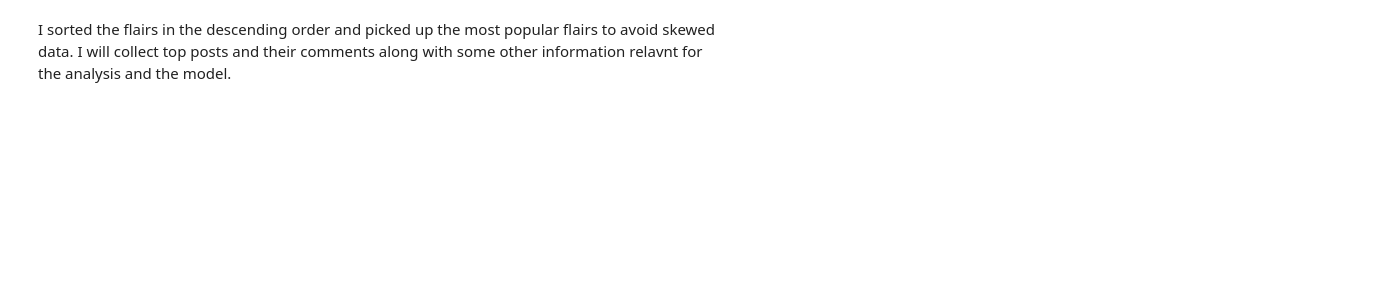
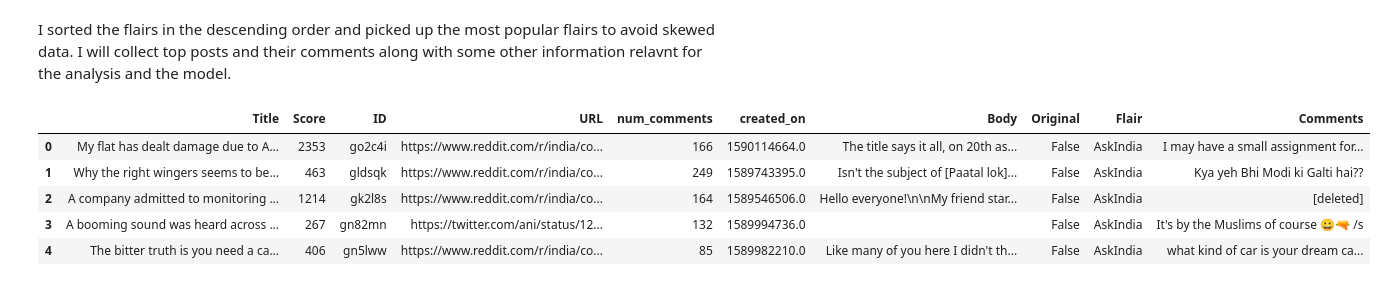
Before and after one commit to prakharrathi25/reddit-flair-predictor, a Jupyter notebook: notebooks/Collecting 'India' subreddit data.ipynb, the cells around one changed output. Saved outputs shown, nothing was run; the diff lists cells and outputs as text; code cells hidden in the pictures; blank space fills up the shorter version.

```diff
--- a/notebooks/Collecting 'India' subreddit data.ipynb
+++ b/notebooks/Collecting 'India' subreddit data.ipynb
@@ -147,9 +164,10 @@ features = [
 subreddit = reddit.subreddit('india')
 # %%
 posts = []
+
 # Top 250 posts of each type
 for flair in flairs:
-    relevant_subs = subreddit.search(f"flair_name:{flair}", limit=250)
+    relevant_subs = subreddit.search(f"flair_name:{flair}", limit=5)
 
     for sub in relevant_subs:
         post = []
@@ -175,3 +193,11 @@ for flair in flairs:
 # %%
 # Convert to a data frame
 posts = pd.DataFrame(posts, columns=features)
+posts.head()
+# %% [output]
+|  | Title | Score | ID | URL | num_comments | created_on | Body | Original | Flair | Comments |
+| 0 | My flat has dealt damage due to A... | 2353 | go2c4i | https://www.reddit.com/r/india/co... | 166 | 1590114664.0 | The title says it all, on 20th as... | False | AskIndia | I may have a small assignment for... |
+| 1 | Why the right wingers seems to be... | 463 | gldsqk | https://www.reddit.com/r/india/co... | 249 | 1589743395.0 | Isn't the subject of [Paatal lok]... | False | AskIndia | Kya yeh Bhi Modi ki Galti hai?? |
+| 2 | A company admitted to monitoring ... | 1214 | gk2l8s | https://www.reddit.com/r/india/co... | 164 | 1589546506.0 | Hello everyone!\n\nMy friend star... | False | AskIndia | [deleted] |
+| 3 | A booming sound was heard across ... | 267 | gn82mn | https://twitter.com/ani/status/12... | 132 | 1589994736.0 |  | False | AskIndia | It's by the Muslims of course 😀🔫 /s |
+| 4 | The bitter truth is you need a ca... | 406 | gn5lww | https://www.reddit.com/r/india/co... | 85 | 1589982210.0 | Like many of you here I didn't th... | False | AskIndia | what kind of car is your dream ca... |
```
Also changed, not shown: parts of 8 cells of this notebook.
